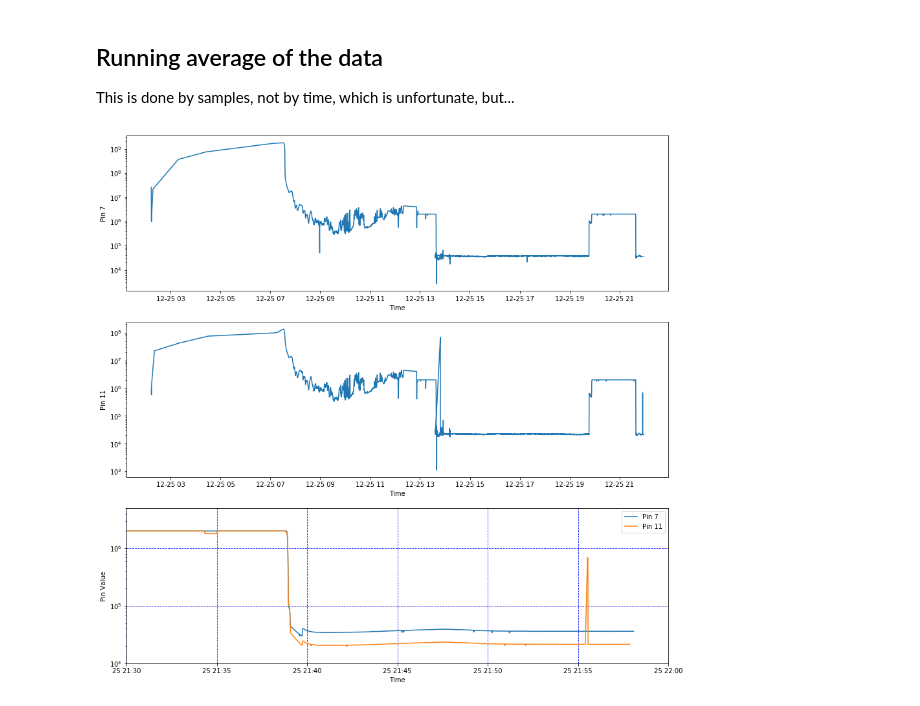
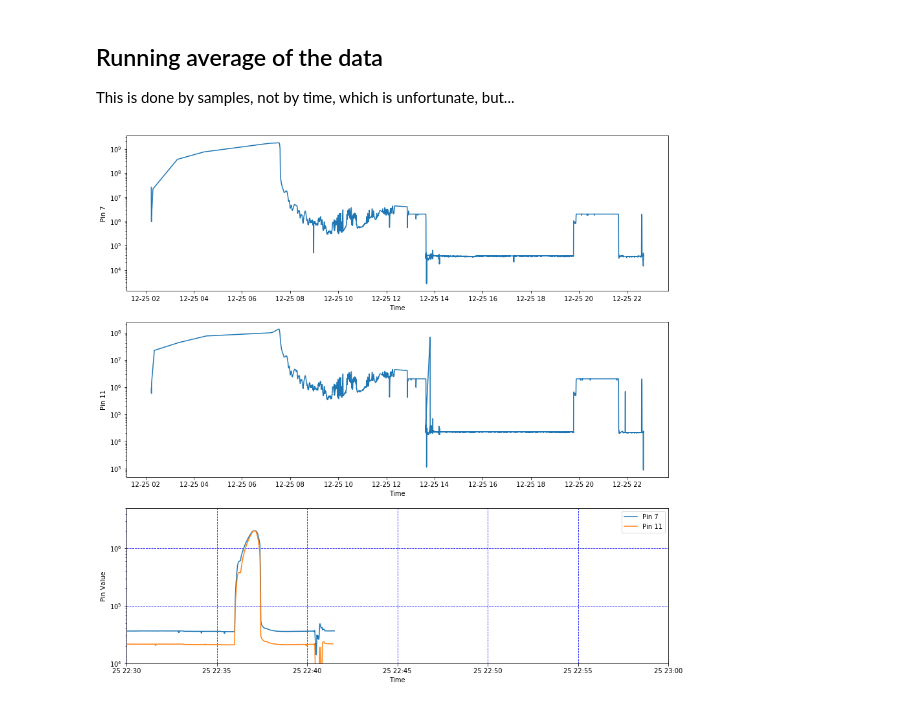
Before and after one commit to gordonwatts/water-watcher, a Jupyter notebook: notebooks/DayTimeSeries.ipynb, the cells around one changed output. Cells and saved outputs as stored; diff of their text form; code cells hidden in the pictures.

```diff
--- a/notebooks/DayTimeSeries.ipynb
+++ b/notebooks/DayTimeSeries.ipynb
@@ -13,6 +18,7 @@ import numpy as np
 # %%
 def parse_file_line(line):
     '''Parse a line of the input file'''
+    line = line.strip('\0')
     split = line.rfind(':')
 
     date_time = datetime.strptime(line[:split], "%Y-%m-%d %H:%M:%S.%f")
@@ -79,28 +85,28 @@ ds_moving_average(pin11_data, window)
 # %%
 fig = plt.figure(figsize=(15,15))
 ax = plt.subplot(311)
 ax.plot(pin07_data.Time, pin07_data.AveragePinValue)
 ax.set_yscale('log')
 ax.set_xlabel('Time')
 ax.set_ylabel('Pin 7')
 
 ax = plt.subplot(312)
 ax.plot(pin11_data.Time, pin11_data.AveragePinValue)
 ax.set_yscale('log')
 ax.set_xlabel('Time')
 ax.set_ylabel('Pin 11')
 
 ax = plt.subplot(313)
 ax.plot(pin07_data.Time, pin07_data.AveragePinValue, label='Pin 7')
 ax.plot(pin11_data.Time, pin11_data.AveragePinValue, label='Pin 11')
 ax.set_yscale('log')
 ax.set_ylim(10000, 5000000)
-ax.set_xlim(datetime.strptime("2017-12-25 21:30", "%Y-%m-%d %H:%M"), datetime.strptime("2017-12-25 22:00", "%Y-%m-%d %H:%M"))
+ax.set_xlim(datetime.strptime("2017-12-25 22:30", "%Y-%m-%d %H:%M"), datetime.strptime("2017-12-25 23:00", "%Y-%m-%d %H:%M"))
 ax.set_xlabel('Time')
 ax.set_ylabel('Pin Value')
 ax.grid(b=True, which='major', color='b', linestyle='--')
 ax.legend()
 
 plt.show()
 # %% [output]
-[figure, old version]
+[figure, new version]
```
Also changed, not shown: parts of 2 cells of this notebook.
